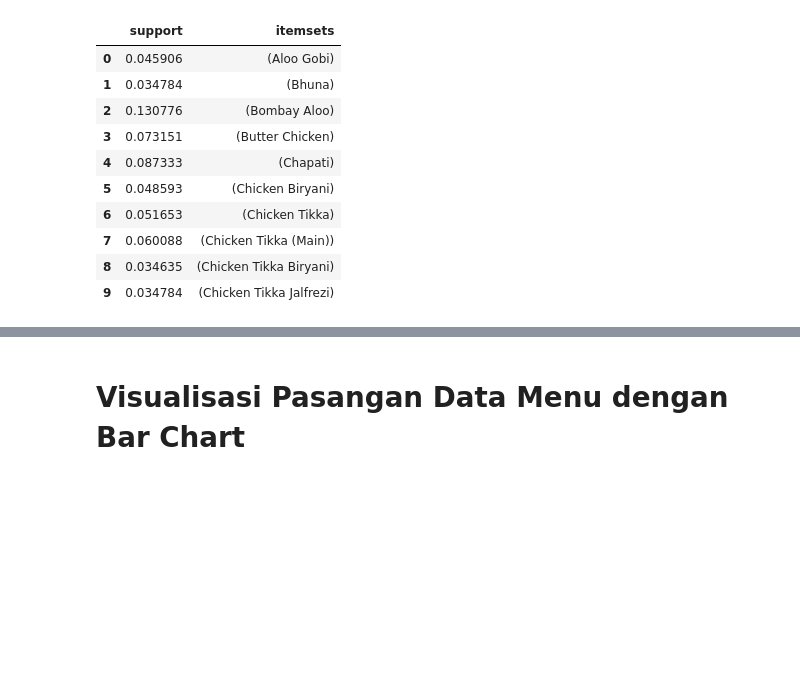
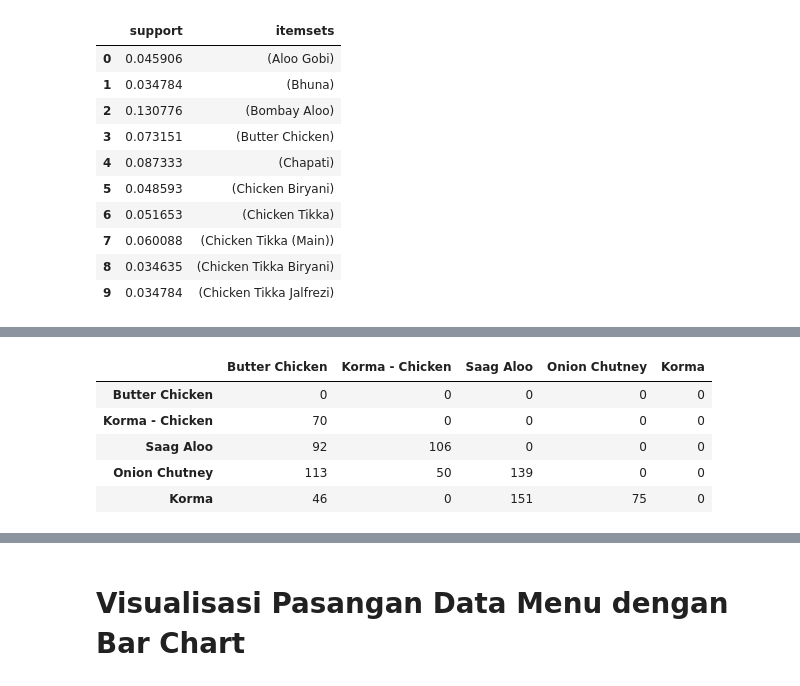
Before and after one commit to christinaclara/Association-Rule-for-Business-Strategic-and-Promo-Recommendation-in-Restaurant-ABC-13, a Jupyter notebook: Implemented Apriori.ipynb, the cells around one changed output, grey strips where cells are left out. Cells and saved outputs as stored; diff of their text form; code cells hidden in the pictures; blank space fills up the shorter version.

```diff
--- a/Implemented Apriori.ipynb
+++ b/Implemented Apriori.ipynb
@@ -443,0 +494,15 @@ keranjang[(keranjang['lift'] >=3) &
+# %%
+associations_top = associations.loc[list(top_20.index), list(top_20.index)]
+
+for i in range(associations_top.shape[0]):
+    for j in range(i, associations_top.shape[0]):
+        associations_top.iloc[i, j] = 0
+
+associations_top.iloc[:5, :5]
+# %% [output]
+|  | Butter Chicken | Korma - Chicken | Saag Aloo | Onion Chutney | Korma |
+| Butter Chicken | 0 | 0 | 0 | 0 | 0 |
+| Korma - Chicken | 70 | 0 | 0 | 0 | 0 |
+| Saag Aloo | 92 | 106 | 0 | 0 | 0 |
+| Onion Chutney | 113 | 50 | 139 | 0 | 0 |
+| Korma | 46 | 0 | 151 | 75 | 0 |
```
Also changed, not shown: parts of 17 cells of this notebook.
